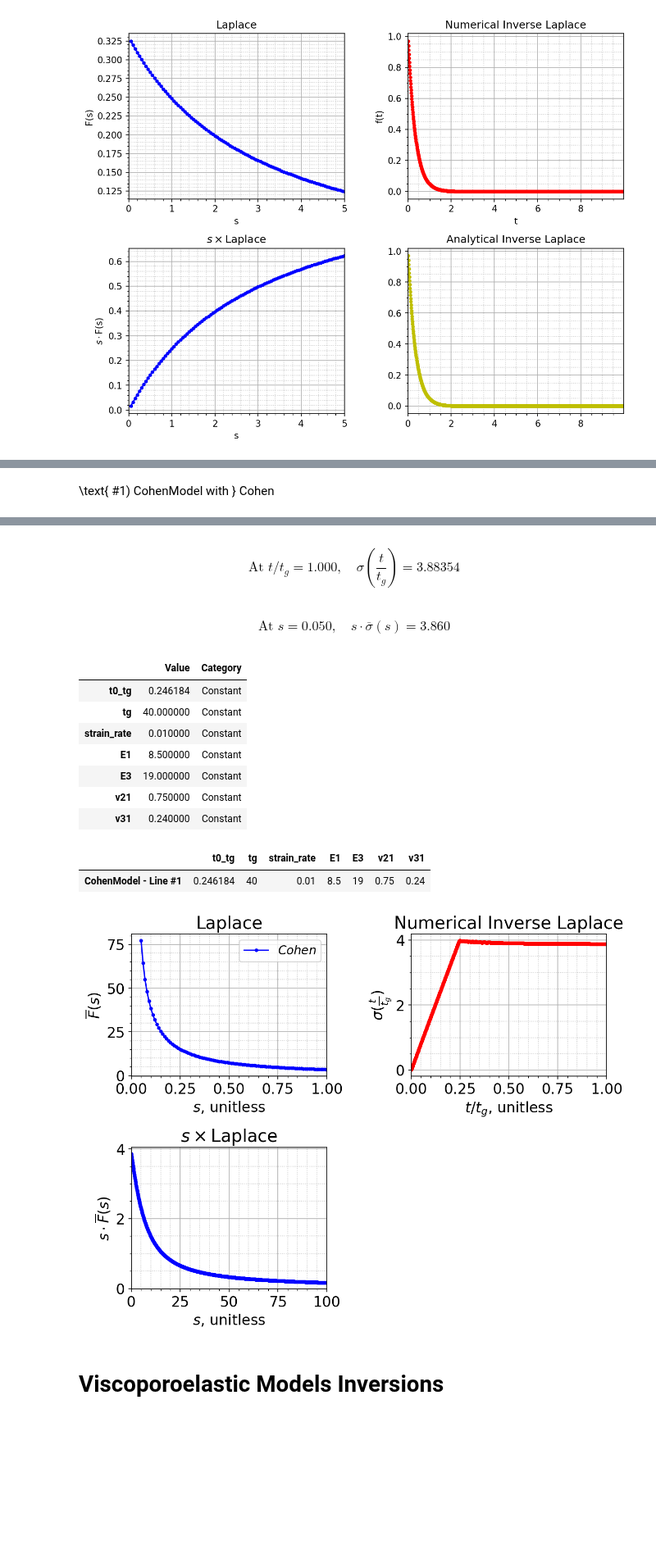
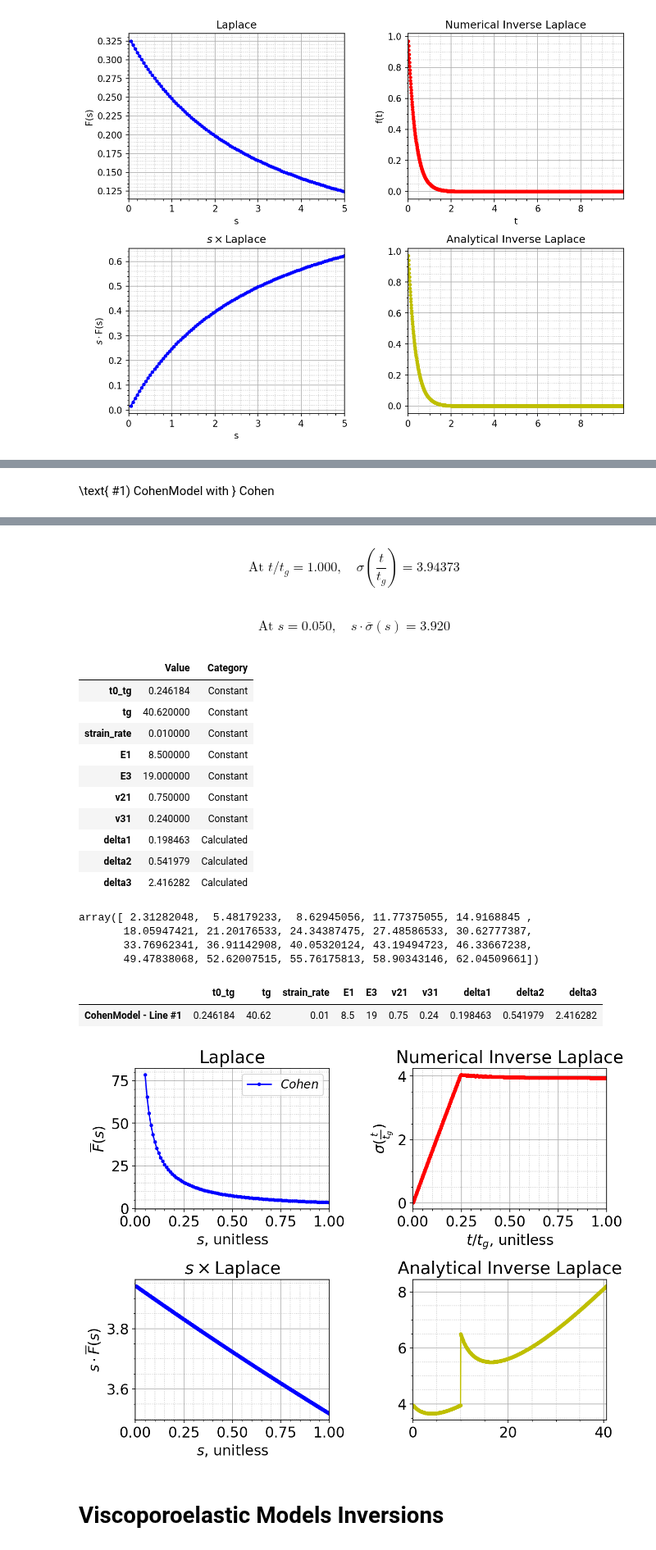
Before and after one commit to ryerrabelli/Yerrabelli-Spector-Poroelastic-Model-Code, a Jupyter notebook: src/ViscoporoelasticInversion.ipynb, the cells around one changed output, grey strips where cells are left out. Shown at 82% size. Cells and saved outputs as stored; diff of their text form; code cells hidden in the pictures; blank space fills up the shorter version.

Commit message:
Finally got to Dr Spector's Cohen analytic solution, but his equation and my subsequent plot didn't really make sense

```diff
--- a/src/ViscoporoelasticInversion.ipynb
+++ b/src/ViscoporoelasticInversion.ipynb
@@ -154,8 +157,11 @@ func.append(vpeB.laplace_value)
 plot_times = np.linspace(0.001, 1, num=1001, endpoint=True)*tg
 #input_times = np.concatenate((plot_times, np.array([5,10,20])*tg))
 input_times = plot_times
+input_times_anal = input_times
+plot_times_anal = plot_times
 #func = vpe.laplace_value
 func = [vpe.laplace_value for vpe, label in VPEs]
+inv_funcs_anal = [vpe.inverted_value for vpe, label in VPEs]
 func_labels = [label for vpe, label in VPEs]
 func_name = {"t":r"$\sigma(\frac{t}{t_g})$", "s":r"$\overline{\sigma}(s)$"}
 x_names   = {"t":r"$t/t_g$, unitless", "s":r"$s$, unitless"}
@@ -164,7 +170,7 @@ plot_props = {
     "s":{"y":{"name":r"$\overline{F}(s)$"},  "x":{"name":r"$s$, unitless"}},
 }
 plot_s = np.linspace(0.05, 1, num=96, endpoint=True)
-plot_s_s = np.linspace(0.05, 100, num=1000, endpoint=True) # for function x s
+plot_s_s = np.linspace(0.0005, 1, num=1000, endpoint=True) # for function x s
 input_s = np.concatenate((plot_s, plot_s_s, np.array([0.001])))
 
 
@@ -172,6 +178,7 @@ plt.rc('font', size=16)  # default font size is 10
 fig, axs, laplace_vals_all, inverted_vals_numerical_all, inverted_vals_analytical_all=plotting.plot_laplace_analysis(
     funcs=func, plot_props=plot_props, input_s=input_s, plot_s=plot_s, plot_s_s=plot_s_s,
     input_times=input_times, plot_times=plot_times, time_const=tg,
+    input_times_anal=input_times_anal, plot_times_anal=plot_times_anal, inv_funcs_anal=inv_funcs_anal,
     #model_name = VPEs[0][0].get_model_name(),
     func_labels = func_labels)
 
@@ -182,6 +189,7 @@ for ind, ((vpe, label), laplace_vals, inverted_vals_numerical, inverted_vals_ana
     display(IPython.display.Math(fr"\text{{At }} t/t_g={input_times[-1]/tg:.3f}, \quad {func_name['t'].replace('$','')}={inverted_vals_numerical[-1]:0.5f}"))
     display(IPython.display.Math(fr"\text{{At }} s={input_s[0]:.3f}, \quad s\cdot{func_name['s'].replace('$','')}={laplace_vals[0]*input_s[0]:0.3f}"))
     display(vpe.get_var_df())
+    display(vpe.alpha2_vals)
 
 #df_params = pd.DataFrame(vpe.get_var_dict(),index=[vpe.get_model_name()])
 #df_params = pd.DataFrame([vpe.get_var_dict() for vpe, label in VPEs], index=[vpe.get_model_name() + "-" + label for vpe, label in VPEs])
@@ -198,16 +205,23 @@ $$\text{At } t/t_g=0.246, \quad \sigma(\frac{t}{t_g})=3.96813$$
-$$\text{At } t/t_g=1.000, \quad \sigma(\frac{t}{t_g})=3.88354$$
+$$\text{At } t/t_g=1.000, \quad \sigma(\frac{t}{t_g})=3.94373$$
-$$\text{At } s=0.050, \quad s\cdot\overline{\sigma}(s)=3.860$$
+$$\text{At } s=0.050, \quad s\cdot\overline{\sigma}(s)=3.920$$
 |  | Value | Category |
 | t0_tg | 0.246184 | Constant |
-| tg | 40.000000 | Constant |
+| tg | 40.620000 | Constant |
 | strain_rate | 0.010000 | Constant |
 | E1 | 8.500000 | Constant |
 | E3 | 19.000000 | Constant |
 | v21 | 0.750000 | Constant |
 | v31 | 0.240000 | Constant |
+| delta1 | 0.198463 | Calculated |
+| delta2 | 0.541979 | Calculated |
+| delta3 | 2.416282 | Calculated |
+array([ 2.31282048,  5.48179233,  8.62945056, 11.77375055, 14.9168845 ,
+       18.05947421, 21.20176533, 24.34387475, 27.48586533, 30.62777387,
+       33.76962341, 36.91142908, 40.05320124, 43.19494723, 46.33667238,
+       49.47838068, 52.62007515, 55.76175813, 58.90343146, 62.04509661])
-|  | t0_tg | tg | strain_rate | E1 | E3 | v21 | v31 |
-| CohenModel - Line #1 | 0.246184 | 40 | 0.01 | 8.5 | 19 | 0.75 | 0.24 |
+|  | t0_tg | tg | strain_rate | E1 | E3 | v21 | v31 | delta1 | delta2 | delta3 |
+| CohenModel - Line #1 | 0.246184 | 40.62 | 0.01 | 8.5 | 19 | 0.75 | 0.24 | 0.198463 | 0.541979 | 2.416282 |
-[figure, old version]
+[figure, new version]
 # %% [markdown]
 # Viscoporoelastic Models Inversions
 # %%
```
Also changed, not shown: parts of 6 cells of this notebook, 4 other files.
